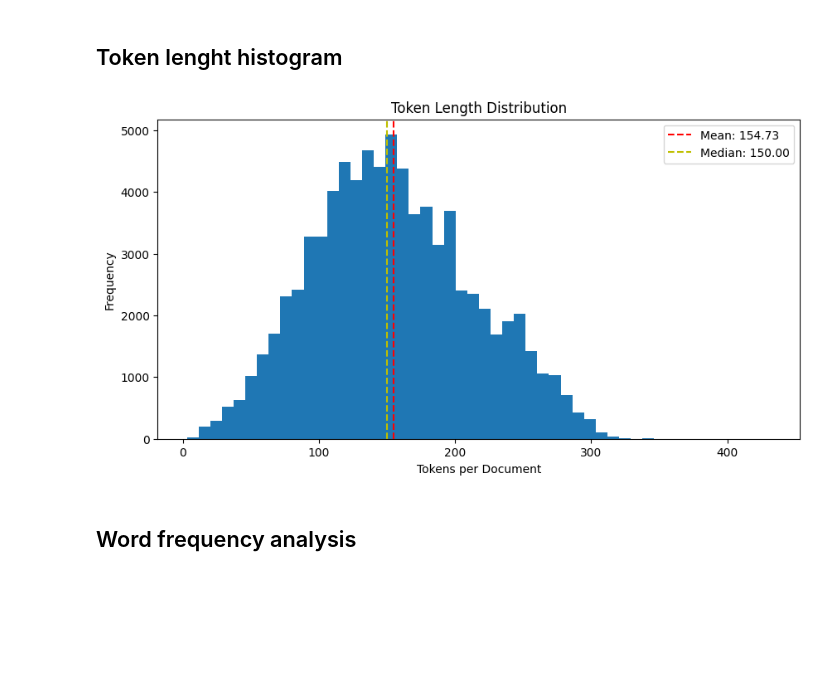
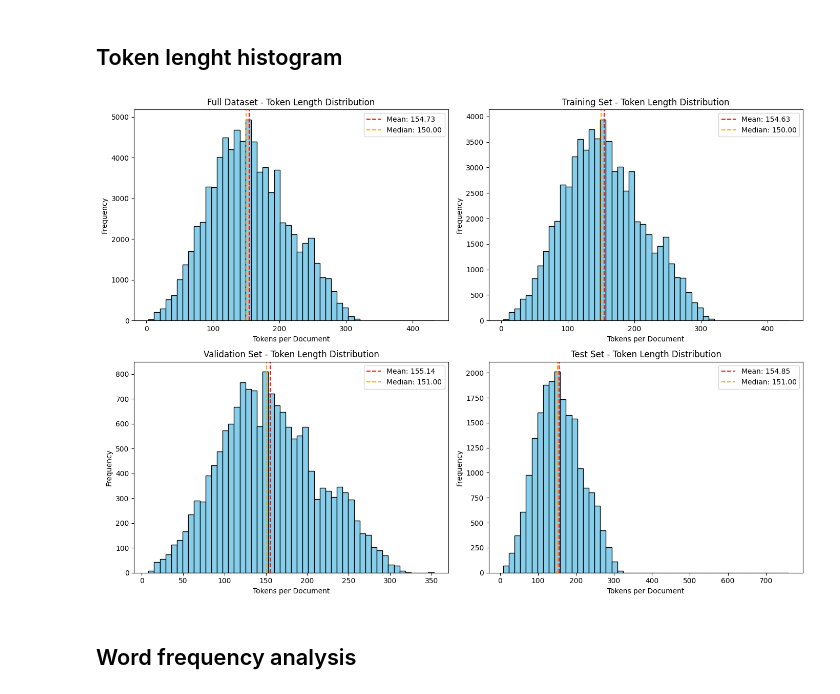
Before and after one commit to Espes99/DAT550-Project, a Jupyter notebook: RNNs/notebooks/data_inspection.ipynb, the cells around one changed output. Drawn from its saved outputs; the diff is of its cells as text; code cells hidden in the pictures; blank space fills up the shorter version.

```diff
--- a/RNNs/notebooks/data_inspection.ipynb
+++ b/RNNs/notebooks/data_inspection.ipynb
@@ -13,7 +13,10 @@ from sklearn.feature_extraction.text import ENGLISH_STOP_WORDS
 # %% [markdown]
 ## Loading the Dataset
 # %%
-data_path = "../../Data/arxiv_train.csv"
+data_path = "../../Data/full_arxiv.csv"
+training_path = "../../Data/arxiv_train.csv"
+val_path = "../../Data/arxiv_val.csv"
+test_path = "../../Data/arxiv_test.csv"
 
 df = pd.read_csv(data_path)
 df.head()
@@ -24,3 +27,6 @@ df.head()
 | 2 | 82700 | A number of physically intuitive ... | quant-ph |
 | 3 | 78830 | In the last decade rare-earth hex... | physics |
 | 4 | 94948 | We introduce the weak barycenter ... | stat |
+# %%
+train_df = pd.read_csv(training_path)
+train_df.head()
@@ -26,0 +40,3 @@ df.head()
+# %%
+val_df = pd.read_csv(val_path)
+val_df.head()
@@ -26,0 +50,3 @@ df.head()
+# %%
+test_df = pd.read_csv(test_path)
+test_df.head()
@@ -66,21 +156,34 @@ plt.show()
 # %% [markdown]
 ## Token lenght histogram
 # %%
-token_lengths = df['abstract'].apply(lambda x: len(x.split()))
-mean_len = token_lengths.mean()
-median_len = token_lengths.median()
+datasets = {
+        "Full Dataset": df,
+        "Training Set": train_df,
+        "Validation Set": val_df,
+        "Test Set": test_df
+    }
 
-plt.figure(figsize=(10, 5))
-plt.hist(token_lengths, bins=50)
-plt.axvline(mean_len, color='r', linestyle='--', label=f"Mean: {mean_len:.2f}")
-plt.axvline(median_len, color='y', linestyle='--', label=f"Median: {median_len:.2f}")
-plt.title("Token Length Distribution")
-plt.xlabel("Tokens per Document")
-plt.ylabel("Frequency")
-plt.legend()
+fig, axes = plt.subplots(2, 2, figsize=(14, 10))
+axes = axes.flatten()
+
+for i, (title, data) in enumerate(datasets.items()):
+    token_lengths = data['abstract'].apply(lambda x: len(x.split()))
+    mean_len = token_lengths.mean()
+    median_len = token_lengths.median()
+
+    axes[i].hist(token_lengths, bins=50, color='skyblue', edgecolor='black')
+    axes[i].axvline(mean_len, color='red', linestyle='--', label=f"Mean: {mean_len:.2f}")
+    axes[i].axvline(median_len, color='orange', linestyle='--', label=f"Median: {median_len:.2f}")
+
+    axes[i].set_title(f"{title} - Token Length Distribution")
+    axes[i].set_xlabel("Tokens per Document")
+    axes[i].set_ylabel("Frequency")
+    axes[i].legend()
+
+plt.tight_layout()
 plt.show()
 # %% [output]
-[figure, old version]
+[figure, new version]
 # %% [markdown]
 ## Word frequency analysis
 # %%
```
Also changed, not shown: parts of 9 cells of this notebook.
